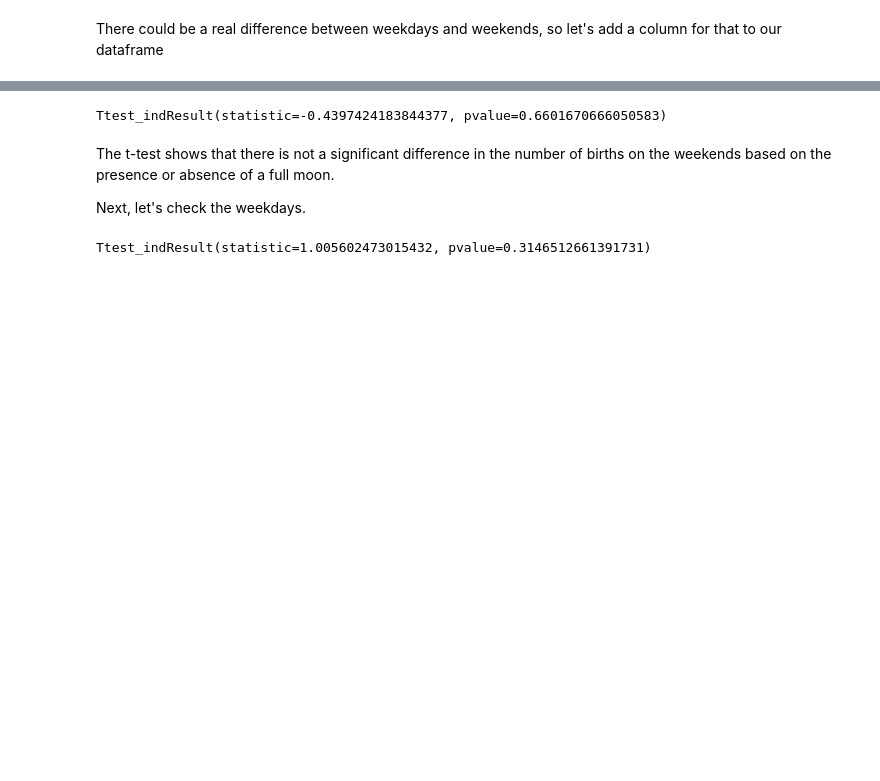
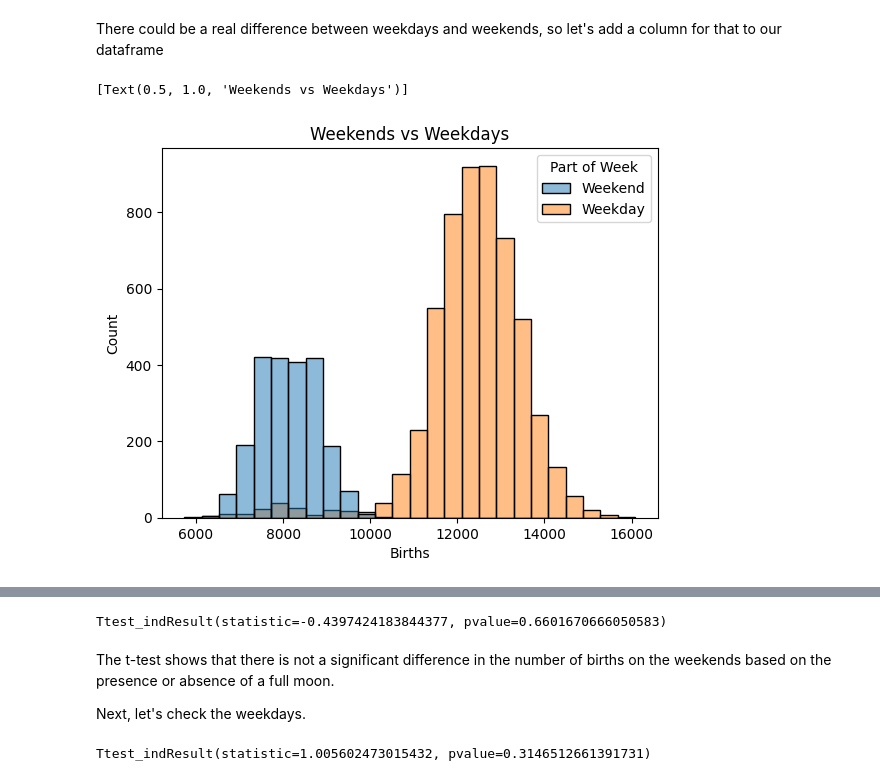
Before and after one commit to alisonkhill/babymoon, a Jupyter notebook: main.ipynb, the cells around one changed output, grey strips where cells are left out. Saved outputs shown, nothing was run; the diff lists cells and outputs as text; code cells hidden in the pictures; blank space fills up the shorter version.

```diff
--- a/main.ipynb
+++ b/main.ipynb
@@ -213,5 +337,8 @@ babymoons_df['Part of Week'].fillna('Weekday', inplace=True)
 # %%
 # Let's take a look at the distributions
 
-sns.histplot(babymoons_df, x='Births', hue='Part of Week')
+sns.histplot(babymoons_df, x='Births', hue='Part of Week').set(title = "Weekends vs Weekdays")
+# %% [output]
+[Text(0.5, 1.0, 'Weekends vs Weekdays')]
+[figure, added]
 # %%
```
Also changed, not shown: parts of 46 cells of this notebook.
